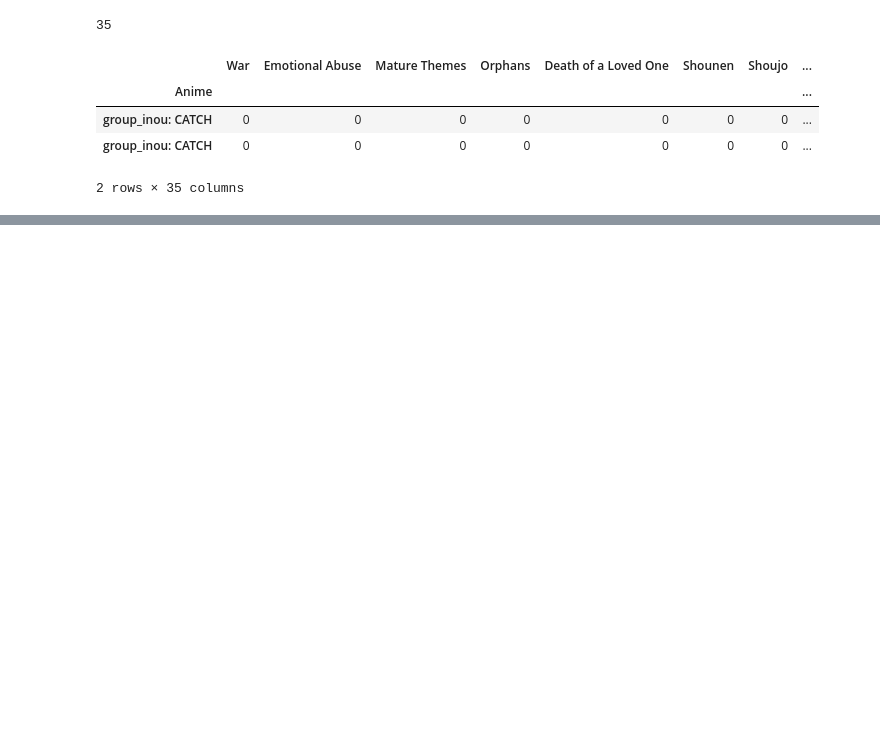
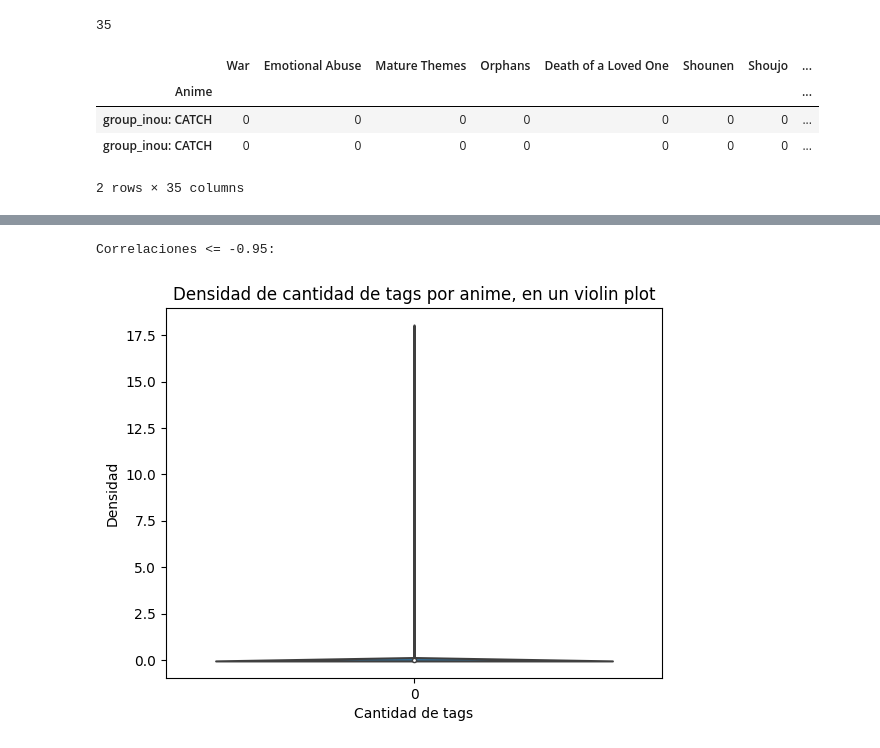
Before and after one commit to VAMarques/Proyecto-Grupo-12, a Jupyter notebook: demo Mativ/tags_exploratorio.ipynb, the cells around one changed output, grey strips where cells are left out. Drawn from its saved outputs; the diff is of its cells as text; code cells hidden in the pictures; blank space fills up the shorter version.

```diff
--- a/demo Mativ/tags_exploratorio.ipynb
+++ b/demo Mativ/tags_exploratorio.ipynb
@@ -110,0 +470,33 @@ all_tags_df_sparse.head()
+# %%
+# En específico, imprimir las correlaciones <= -0.95, que no sean con el mismo tag (diagonal).
+
+corr_subset = all_tags_df_sparse.corr()[all_tags_df_sparse.corr() <= -0.95]
+
+print("Correlaciones <= -0.95:")
+
+for col in corr_subset.columns:
+    for row in corr_subset.index:
+        if col != row and not np.isnan(corr_subset.loc[row, col]):
+            print(f"\t{row} y {col} tienen una correlación de {corr_subset.loc[row, col]}")
+# %% [output]
+Correlaciones <= -0.95:
+# %%
+# Violin plot de la cantidad de tags por anime
+
+sns.violinplot(data=all_tags_df_sparse.sum(axis=1))
+
+# Label del eje x
+plt.xlabel("Cantidad de tags")
+
+# Label del eje y
+plt.ylabel("Densidad")
+
+# Título del gráfico
+
+plt.title("Densidad de cantidad de tags por anime, en un violin plot")
+
+# Mostrar el gráfico
+
+plt.show()
+# %% [output]
+[figure, added]
```
Also changed, not shown: parts of 30 cells of this notebook, 3 other files.
